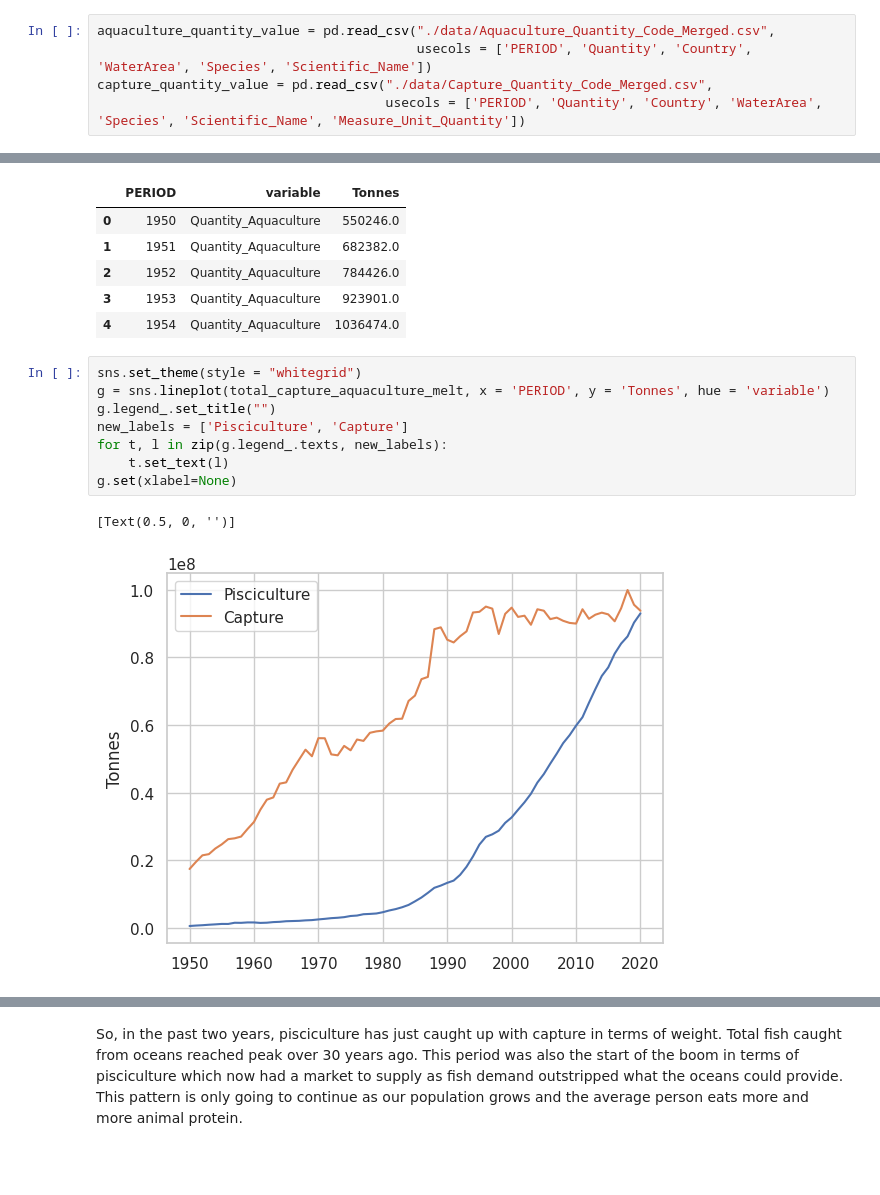
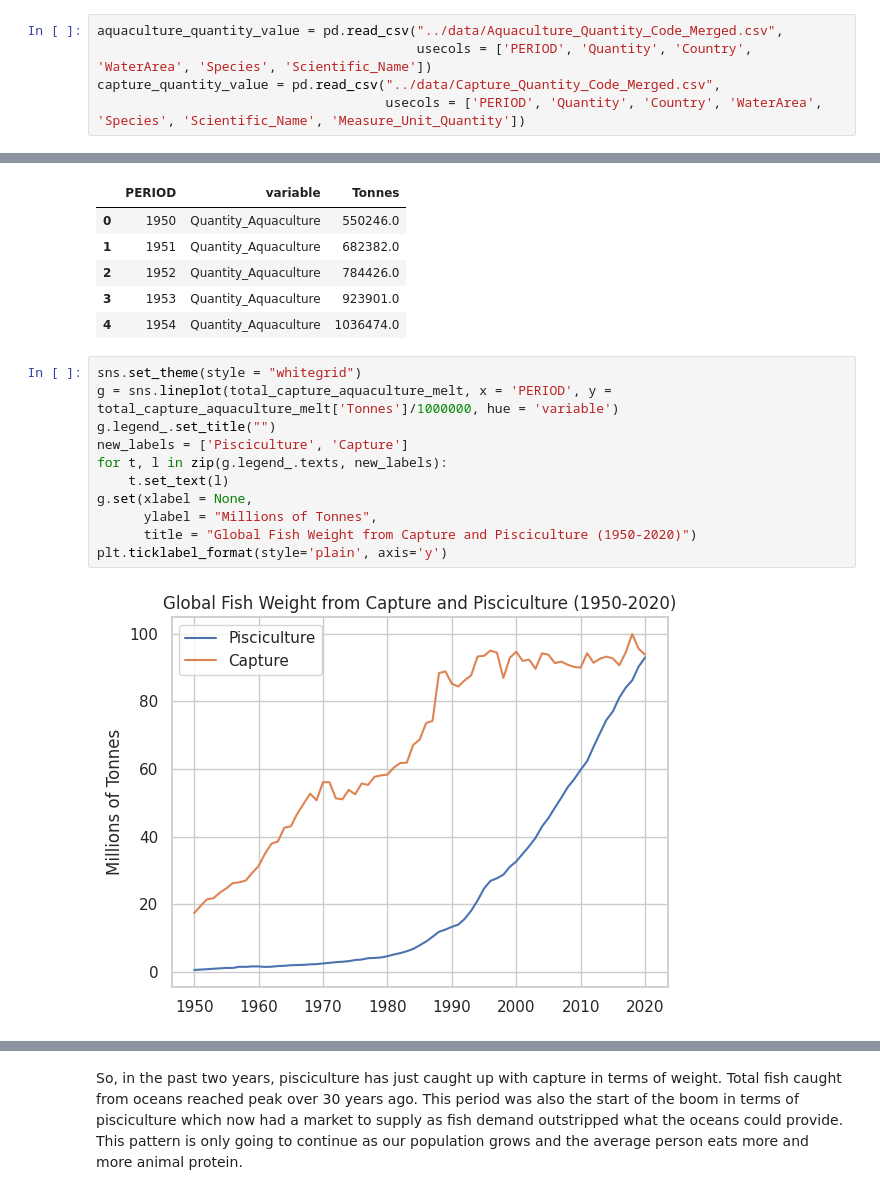
Before and after one commit to seenstevo/Pisciculture_EDA, a Jupyter notebook: src/notebooks/Compare_Capture_Aquaculture.ipynb, the cells around one changed output, grey strips where cells are left out. Saved outputs shown, nothing was run; the diff lists cells and outputs as text; blank space fills up the shorter version.

```diff
--- a/src/notebooks/Compare_Capture_Aquaculture.ipynb
+++ b/src/notebooks/Compare_Capture_Aquaculture.ipynb
@@ -9,7 +11,7 @@ os.chdir('/home/sean/Documentos/the_bridge_bootcamp/My_Workspaces/Fish_EDA/src')
 # %%
-aquaculture_quantity_value = pd.read_csv("./data/Aquaculture_Quantity_Code_Merged.csv",
+aquaculture_quantity_value = pd.read_csv("../data/Aquaculture_Quantity_Code_Merged.csv",
                                          usecols = ['PERIOD', 'Quantity', 'Country', 'WaterArea', 'Species', 'Scientific_Name'])
-capture_quantity_value = pd.read_csv("./data/Capture_Quantity_Code_Merged.csv",
+capture_quantity_value = pd.read_csv("../data/Capture_Quantity_Code_Merged.csv",
                                      usecols = ['PERIOD', 'Quantity', 'Country', 'WaterArea', 'Species', 'Scientific_Name', 'Measure_Unit_Quantity'])
 # %%
 aquaculture_quantity_value.rename(columns = {'Quantity': 'Quantity_Aquaculture'}, inplace = True)
@@ -170,14 +185,16 @@ total_capture_aquaculture_melt.head()
 | 4 | 1954 | Quantity_Aquaculture | 1036474.0 |
 # %%
 sns.set_theme(style = "whitegrid")
-g = sns.lineplot(total_capture_aquaculture_melt, x = 'PERIOD', y = 'Tonnes', hue = 'variable')
+g = sns.lineplot(total_capture_aquaculture_melt, x = 'PERIOD', y = total_capture_aquaculture_melt['Tonnes']/1000000, hue = 'variable')
 g.legend_.set_title("")
 new_labels = ['Pisciculture', 'Capture']
 for t, l in zip(g.legend_.texts, new_labels):
     t.set_text(l)
-g.set(xlabel=None)
+g.set(xlabel = None,
+      ylabel = "Millions of Tonnes",
+      title = "Global Fish Weight from Capture and Pisciculture (1950-2020)")
+plt.ticklabel_format(style='plain', axis='y')
 # %% [output]
-[Text(0.5, 0, '')]
-[figure, old version]
+[figure, new version]
 # %%
 sns.set_theme(style = "whitegrid")
```
Also changed, not shown: parts of 10 cells of this notebook, 2 other files.
